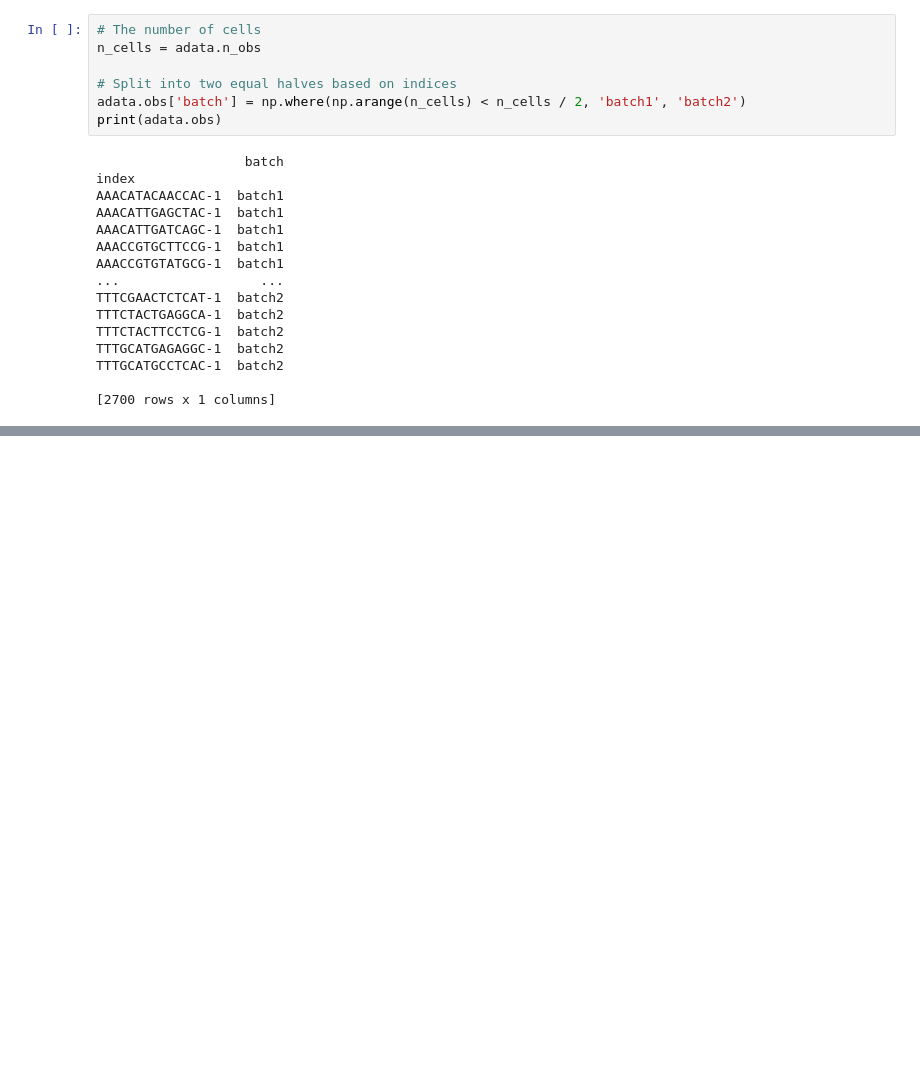
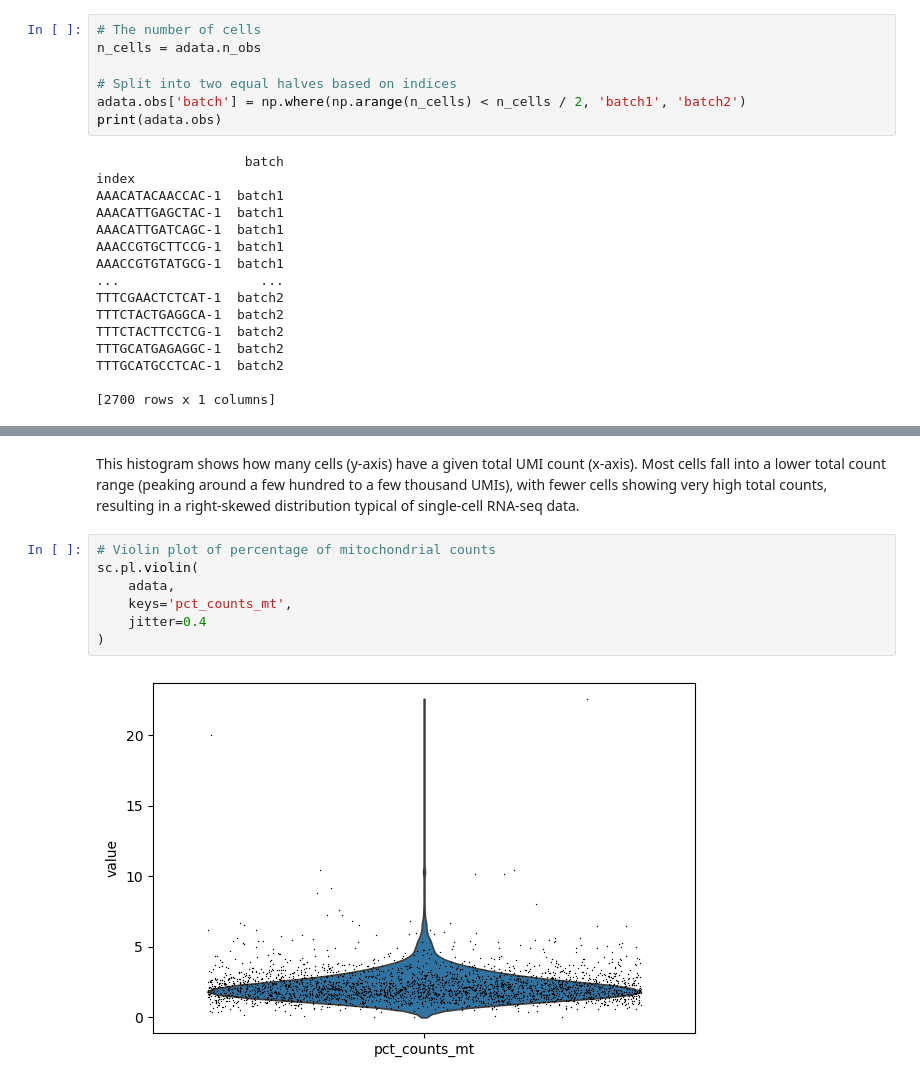
Before and after one commit to YunkeW/Single-Cell, a Jupyter notebook: single_cell.ipynb, the cells around one changed output, grey strips where cells are left out. Saved outputs shown, nothing was run; the diff lists cells and outputs as text; blank space fills up the shorter version.

```diff
--- a/single_cell.ipynb
+++ b/single_cell.ipynb
@@ -185,0 +208,11 @@ AC002321.1                   0.0  False  False
+# %% [markdown]
+This histogram shows how many cells (y‐axis) have a given total UMI count (x‐axis). Most cells fall into a lower total count range (peaking around a few hundred to a few thousand UMIs), with fewer cells showing very high total counts, resulting in a right‐skewed distribution typical of single‐cell RNA‐seq data.
+# %%
+# Violin plot of percentage of mitochondrial counts
+sc.pl.violin(
+    adata,
+    keys='pct_counts_mt',
+    jitter=0.4
+)
+# %% [output]
+[figure, added]
```
Also changed, not shown: parts of 20 cells of this notebook.
